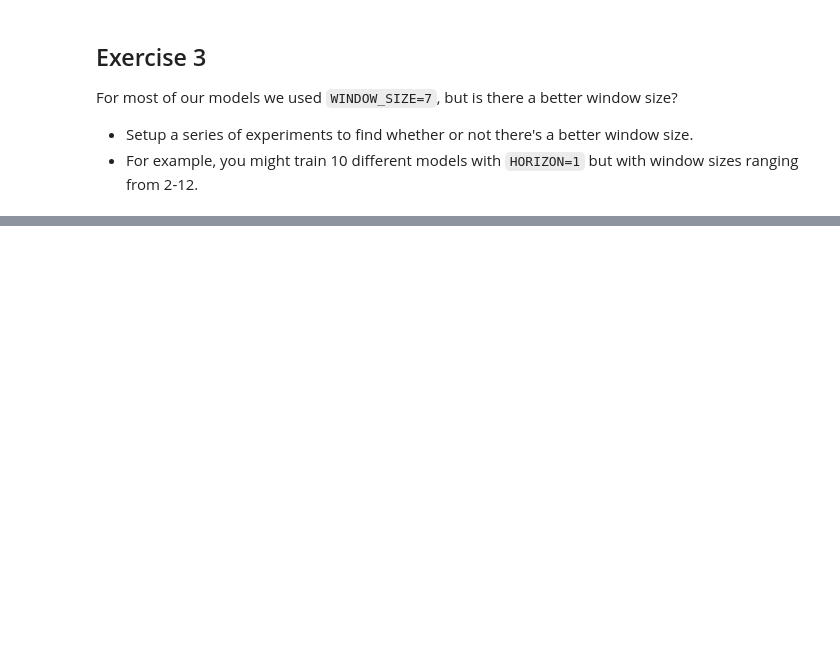
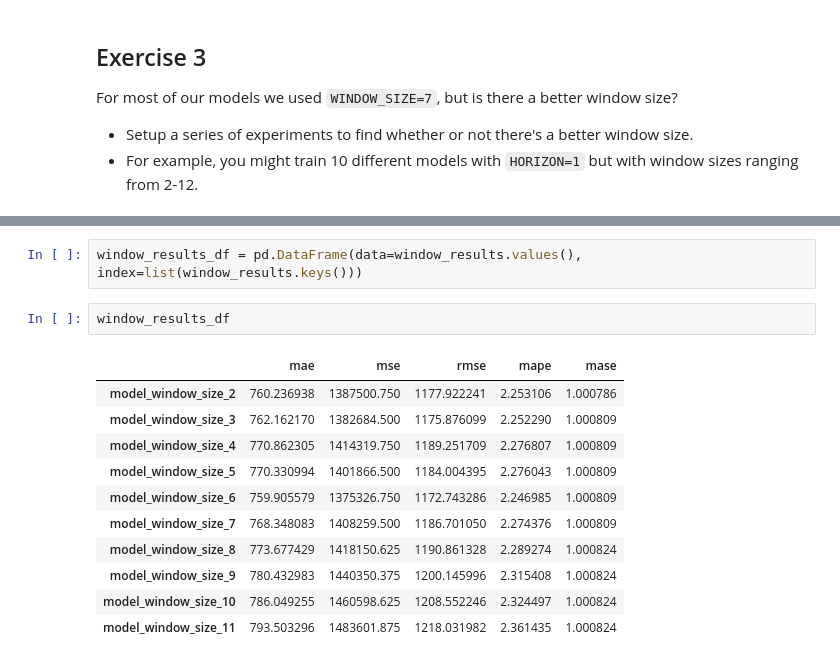
Before and after one commit to SaketMunda/time-series-with-tensorflow, a Jupyter notebook: time_series_exercise_with_tensorflow.ipynb, the cells around one changed output, grey strips where cells are left out. Saved outputs shown, nothing was run; the diff lists cells and outputs as text; blank space fills up the shorter version.

```diff
--- a/time_series_exercise_with_tensorflow.ipynb
+++ b/time_series_exercise_with_tensorflow.ipynb
@@ -712,0 +797,16 @@ For most of our models we used `WINDOW_SIZE=7`, but is there a better window siz
+# %%
+window_results_df = pd.DataFrame(data=window_results.values(), index=list(window_results.keys()))
+# %%
+window_results_df
+# %% [output]
+|  | mae | mse | rmse | mape | mase |
+| model_window_size_2 | 760.236938 | 1387500.750 | 1177.922241 | 2.253106 | 1.000786 |
+| model_window_size_3 | 762.162170 | 1382684.500 | 1175.876099 | 2.252290 | 1.000809 |
+| model_window_size_4 | 770.862305 | 1414319.750 | 1189.251709 | 2.276807 | 1.000809 |
+| model_window_size_5 | 770.330994 | 1401866.500 | 1184.004395 | 2.276043 | 1.000809 |
+| model_window_size_6 | 759.905579 | 1375326.750 | 1172.743286 | 2.246985 | 1.000809 |
+| model_window_size_7 | 768.348083 | 1408259.500 | 1186.701050 | 2.274376 | 1.000809 |
+| model_window_size_8 | 773.677429 | 1418150.625 | 1190.861328 | 2.289274 | 1.000824 |
+| model_window_size_9 | 780.432983 | 1440350.375 | 1200.145996 | 2.315408 | 1.000824 |
+| model_window_size_10 | 786.049255 | 1460598.625 | 1208.552246 | 2.324497 | 1.000824 |
+| model_window_size_11 | 793.503296 | 1483601.875 | 1218.031982 | 2.361435 | 1.000824 |
```
Also changed, not shown: parts of 18 cells of this notebook.
